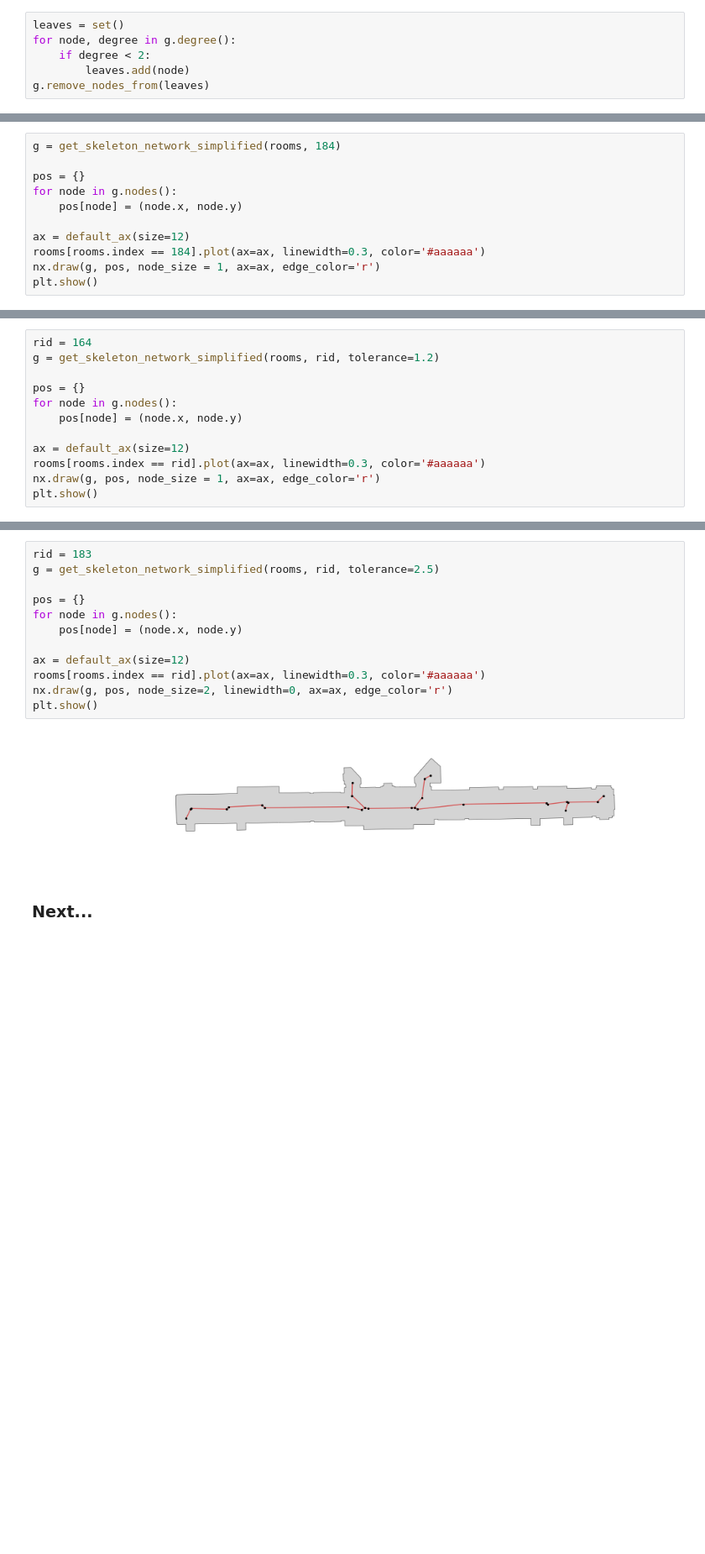
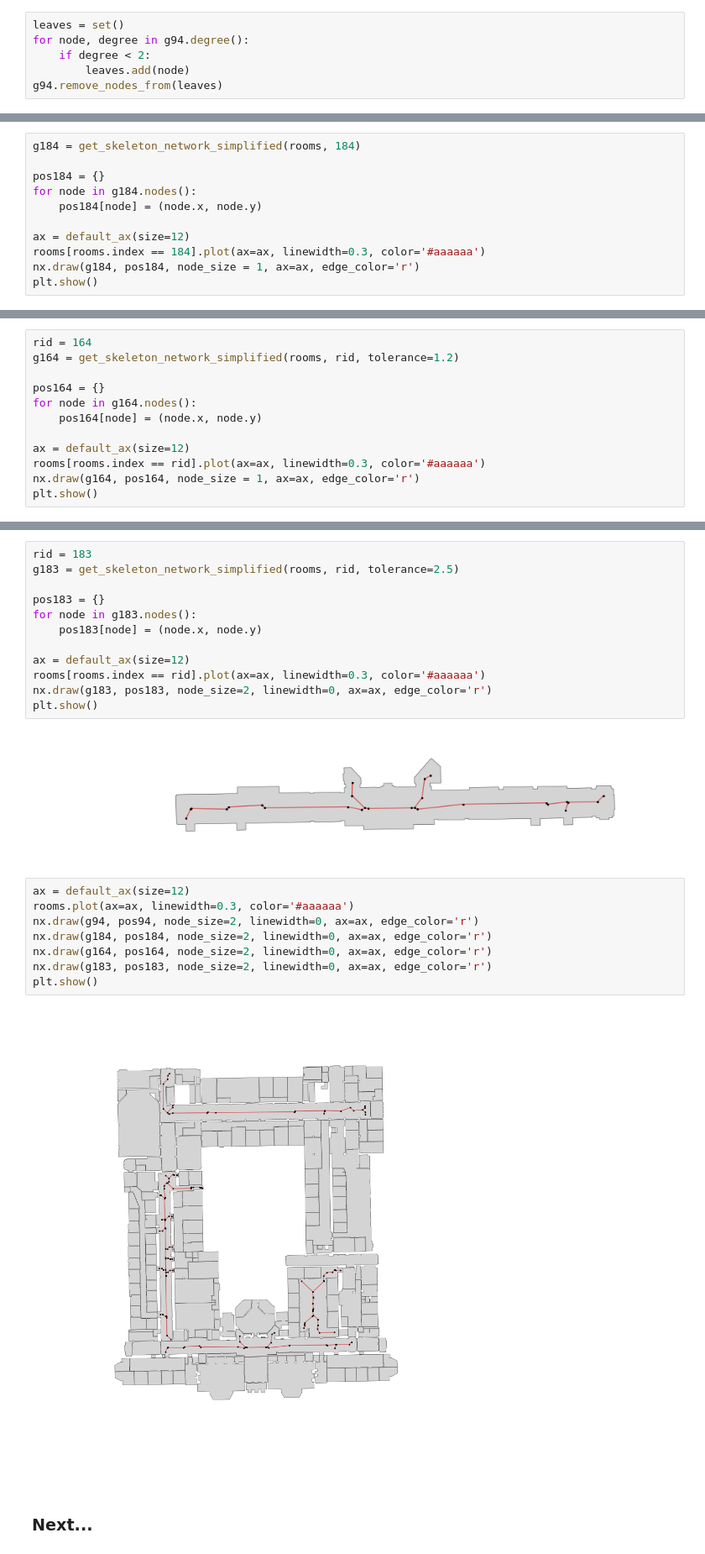
Before and after one commit to saeranv/polyskel, a Jupyter notebook: Create layout network using straight skeletons .ipynb, the cells around one changed output, grey strips where cells are left out. Shown at 84% size. Cells and saved outputs as stored; diff of their text form; blank space fills up the shorter version.

Commit message:
add floor plot

```diff
--- a/Create layout network using straight skeletons .ipynb
+++ b/Create layout network using straight skeletons .ipynb
@@ -73,10 +73,10 @@ plt.show()
 #### We'd better remove leaf nodes (degree == 1).
 # %%
 leaves = set()
-for node, degree in g.degree():
+for node, degree in g94.degree():
     if degree < 2:
         leaves.add(node)
-g.remove_nodes_from(leaves)
+g94.remove_nodes_from(leaves)
 # %%
 ax = default_ax(size=12)
 rooms[rooms.index == 94].plot(ax=ax, linewidth=0.3, color='#aaaaaa')
@@ -120,46 +120,56 @@ plt.show()
 # %% [markdown]
 Looks nice. Let's try with other corridors.
 # %%
-g = get_skeleton_network_simplified(rooms, 184)
+g184 = get_skeleton_network_simplified(rooms, 184)
 
-pos = {}
-for node in g.nodes():
-    pos[node] = (node.x, node.y)
+pos184 = {}
+for node in g184.nodes():
+    pos184[node] = (node.x, node.y)
 
 ax = default_ax(size=12)
 rooms[rooms.index == 184].plot(ax=ax, linewidth=0.3, color='#aaaaaa')
-nx.draw(g, pos, node_size = 1, ax=ax, edge_color='r')
+nx.draw(g184, pos184, node_size = 1, ax=ax, edge_color='r')
 plt.show()
 # %% [output]
 [figure]
 # %%
 rid = 164
-g = get_skeleton_network_simplified(rooms, rid, tolerance=1.2)
+g164 = get_skeleton_network_simplified(rooms, rid, tolerance=1.2)
 
-pos = {}
-for node in g.nodes():
-    pos[node] = (node.x, node.y)
+pos164 = {}
+for node in g164.nodes():
+    pos164[node] = (node.x, node.y)
 
 ax = default_ax(size=12)
 rooms[rooms.index == rid].plot(ax=ax, linewidth=0.3, color='#aaaaaa')
-nx.draw(g, pos, node_size = 1, ax=ax, edge_color='r')
+nx.draw(g164, pos164, node_size = 1, ax=ax, edge_color='r')
 plt.show()
 # %% [output]
 [figure]
 # %%
 rid = 183
-g = get_skeleton_network_simplified(rooms, rid, tolerance=2.5)
+g183 = get_skeleton_network_simplified(rooms, rid, tolerance=2.5)
 
-pos = {}
-for node in g.nodes():
-    pos[node] = (node.x, node.y)
+pos183 = {}
+for node in g183.nodes():
+    pos183[node] = (node.x, node.y)
 
 ax = default_ax(size=12)
 rooms[rooms.index == rid].plot(ax=ax, linewidth=0.3, color='#aaaaaa')
-nx.draw(g, pos, node_size=2, linewidth=0, ax=ax, edge_color='r')
+nx.draw(g183, pos183, node_size=2, linewidth=0, ax=ax, edge_color='r')
 plt.show()
 # %% [output]
 [figure]
+# %%
+ax = default_ax(size=12)
+rooms.plot(ax=ax, linewidth=0.3, color='#aaaaaa')
+nx.draw(g94, pos94, node_size=2, linewidth=0, ax=ax, edge_color='r')
+nx.draw(g184, pos184, node_size=2, linewidth=0, ax=ax, edge_color='r')
+nx.draw(g164, pos164, node_size=2, linewidth=0, ax=ax, edge_color='r')
+nx.draw(g183, pos183, node_size=2, linewidth=0, ax=ax, edge_color='r')
+plt.show()
+# %% [output]
+[figure, added]
 # %% [markdown]
 ### Next...
 # %% [markdown]
```
Also changed, not shown: parts of 5 cells of this notebook.
